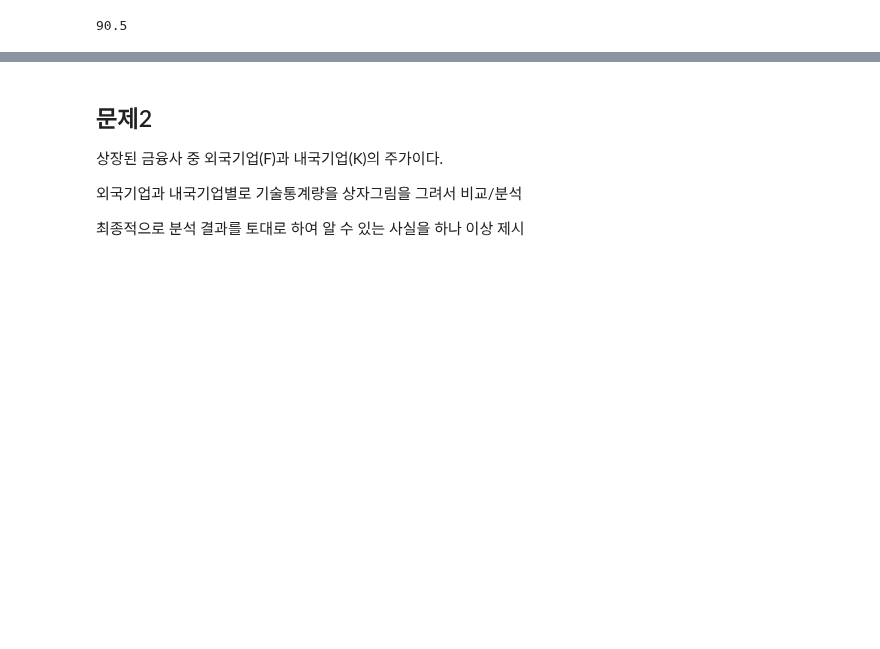
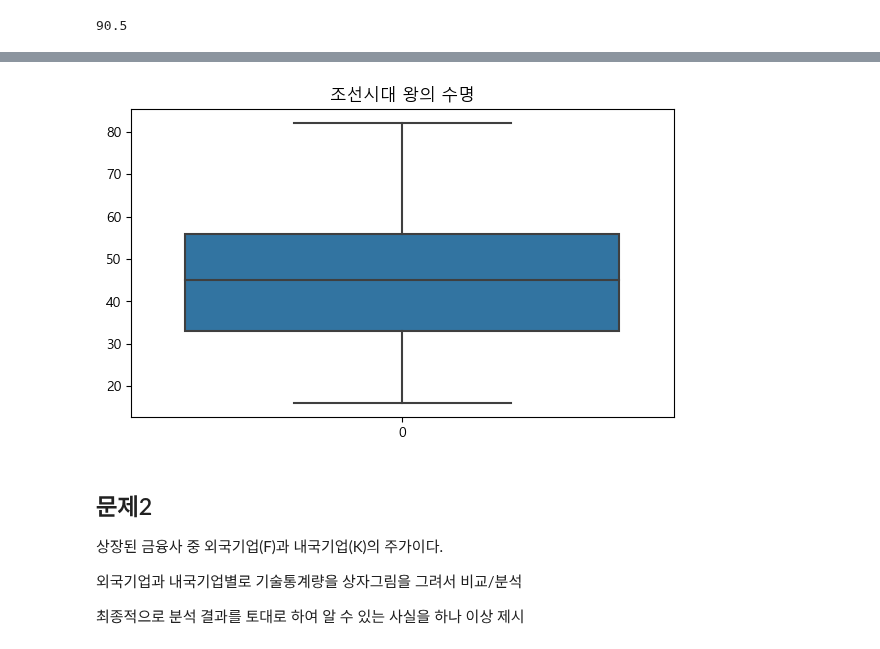
Before and after one commit to jaekim3220/jupyter, a Jupyter notebook: D. 탐색적 데이터 분석/02. 기술통계/연습문제(1).ipynb, the cells around one changed output, grey strips where cells are left out. Cells and saved outputs as stored; diff of their text form; code cells hidden in the pictures; blank space fills up the shorter version.

Commit message:
연습문제(1) 추가와 해당 xlsx 파일 추가

```diff
--- a/D. 탐색적 데이터 분석/02. 기술통계/연습문제(1).ipynb
+++ b/D. 탐색적 데이터 분석/02. 기술통계/연습문제(1).ipynb
@@ -127,0 +130,3 @@ print(상한)
+# %%
+df1 = read_excel("https://data.hossam.kr/D02/kings_life.xlsx", index_col="왕")
+df1
@@ -128,3 +164,11 @@ print(상한)
+# %%
+plt.figure()
+sb.boxplot(data=df1['수명'])
+plt.title("조선시대 왕의 수명")
+plt.show()
+plt.close()
+# %% [output]
+[figure, added]
 # %% [markdown]
 ## 문제2
 
```
Also changed, not shown: parts of 5 cells of this notebook, 5 other files.
